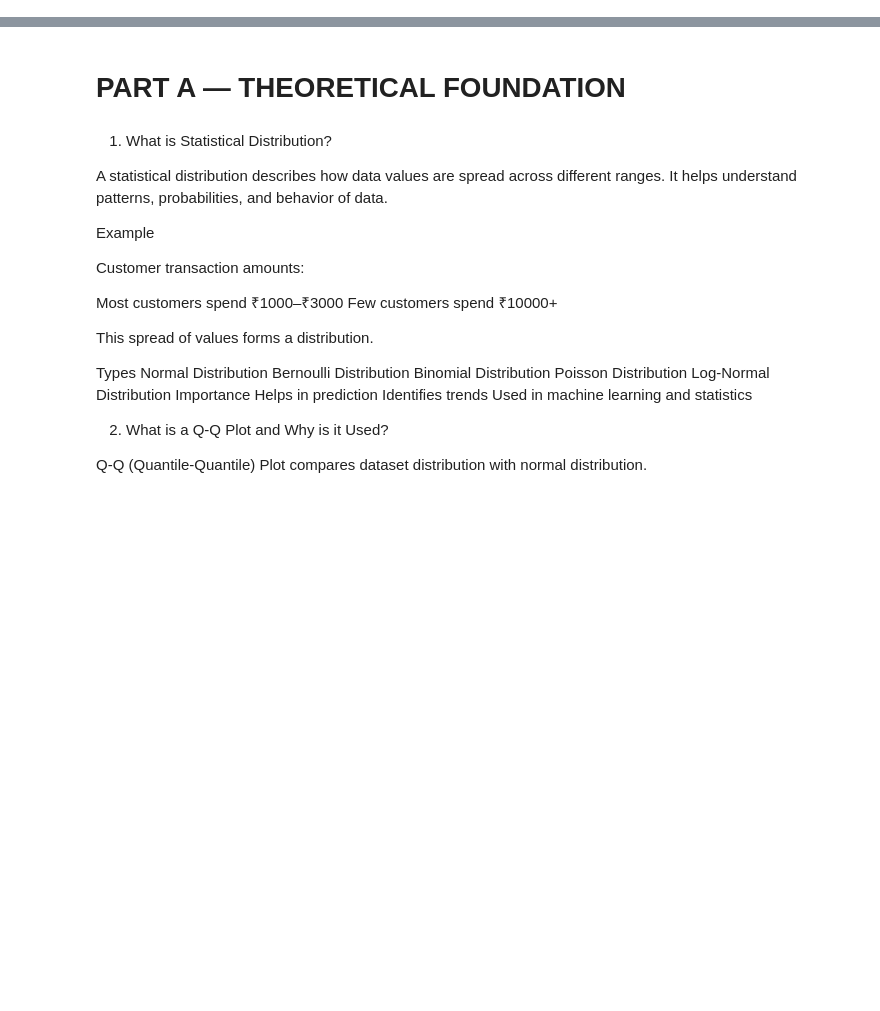
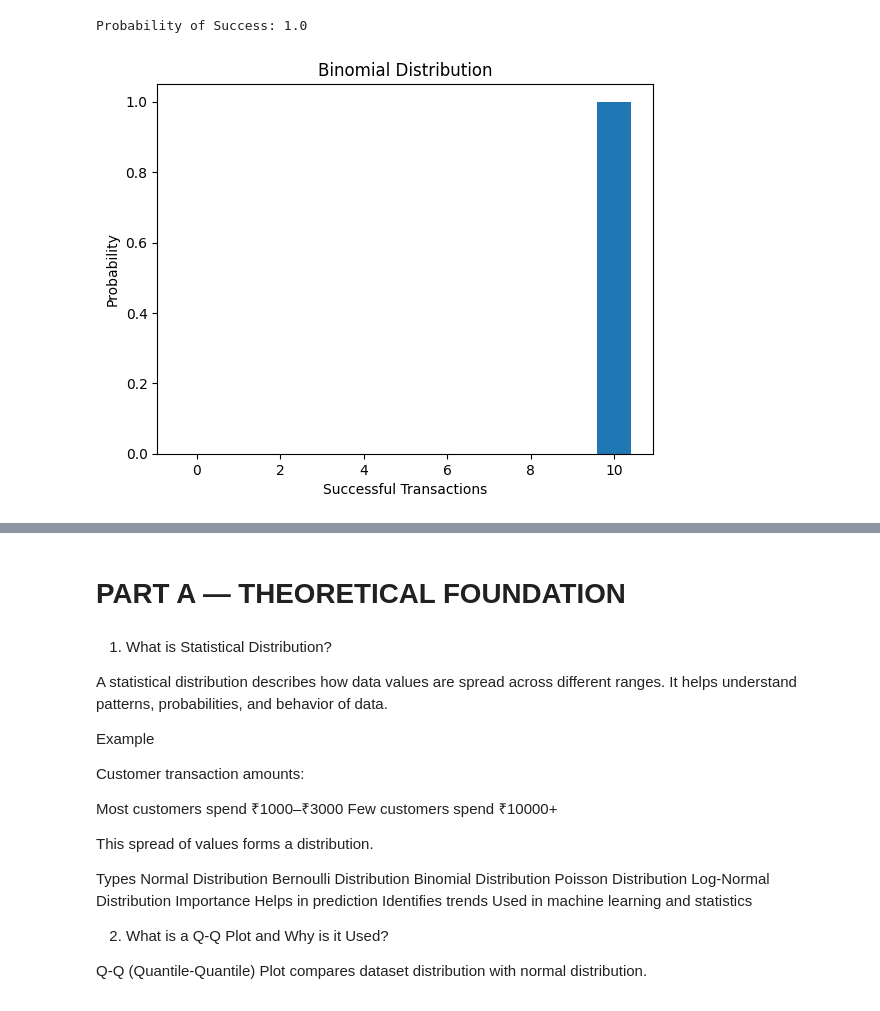
Before and after one commit to Devpatel7777/maths-pr-4, a Jupyter notebook: PR4.ipynb, the cells around one changed output, grey strips where cells are left out. Cells and saved outputs as stored; diff of their text form; code cells hidden in the pictures; blank space fills up the shorter version.

```diff
--- a/PR4.ipynb
+++ b/PR4.ipynb
@@ -14,0 +30,33 @@ ModuleNotFoundError: No module named 'powerlaw'
+# %%
+# Convert transaction status into binary values
+
+df['status_binary'] = df['transaction_status'].map({
+    'Success': 1,
+    'Failed': 0
+})
+
+# Probability of success
+
+p = df['status_binary'].mean()
+
+print("Probability of Success:", p)
+
+
+n = 10
+
+x = np.arange(0, n+1)
+
+binomial_pmf = binom.pmf(x, n, p)
+
+plt.bar(x, binomial_pmf)
+
+plt.title("Binomial Distribution")
+
+plt.xlabel("Successful Transactions")
+
+plt.ylabel("Probability")
+
+plt.show()
+# %% [output]
+Probability of Success: 1.0
+[figure, added]
```
Also changed, not shown: parts of 27 cells of this notebook.
